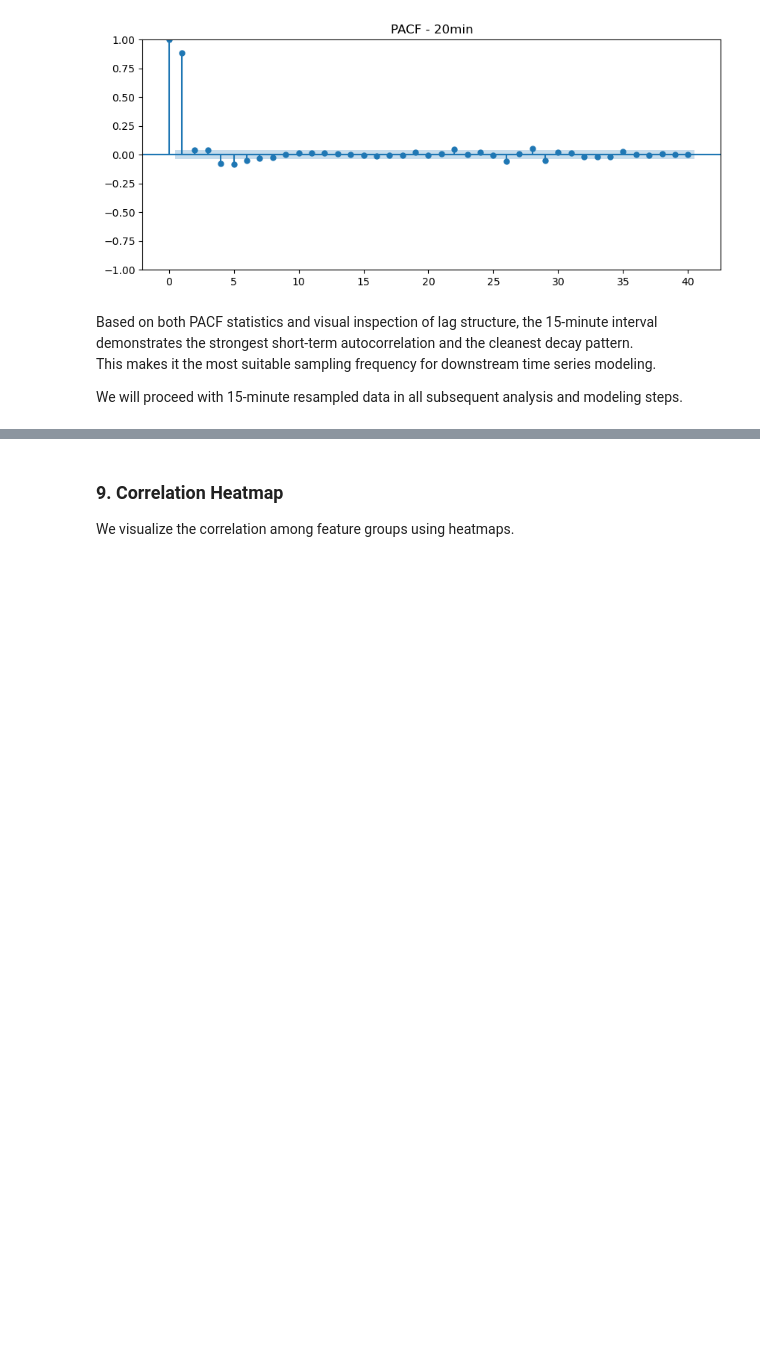
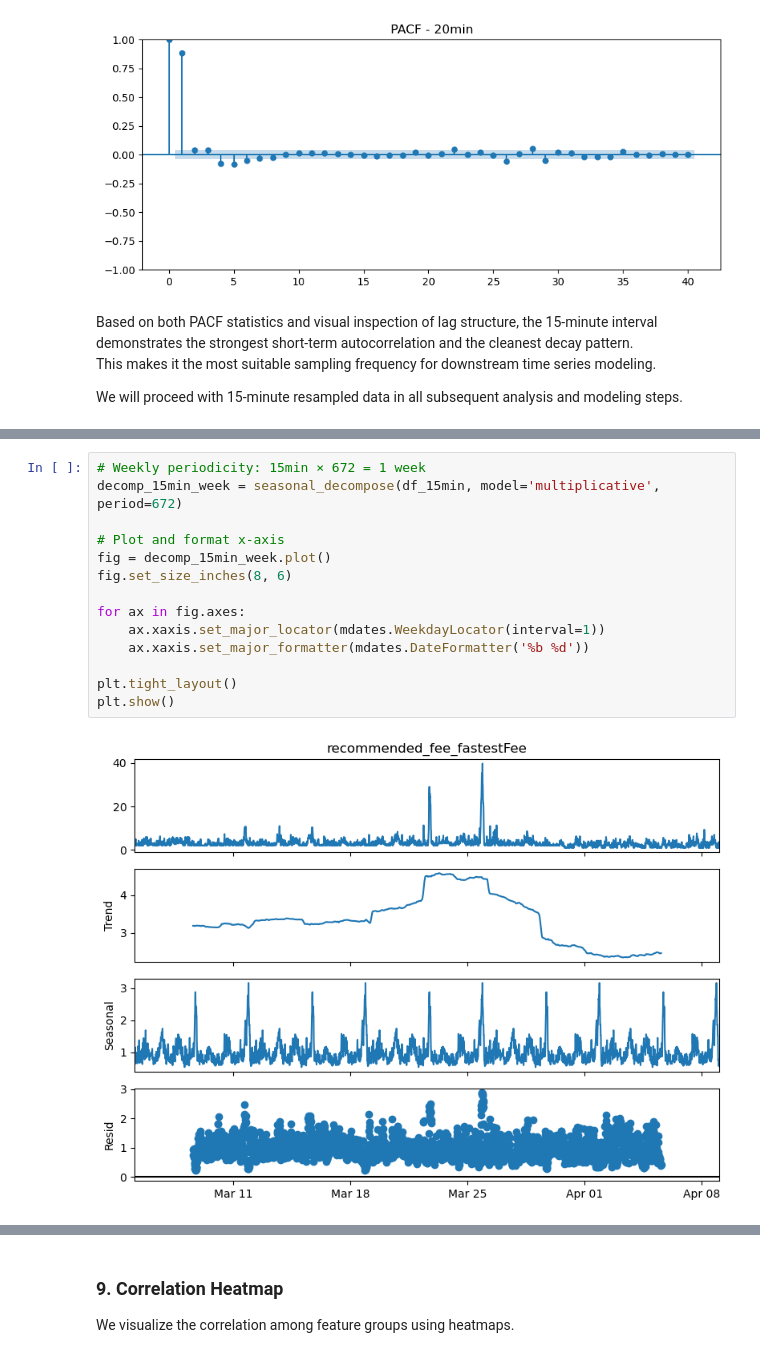
Before and after one commit to UBC-MDS/Capstone_SatCast_Trilemma, a Jupyter notebook: analysis/data_spec.ipynb, the cells around one changed output, grey strips where cells are left out. Saved outputs shown, nothing was run; the diff lists cells and outputs as text; blank space fills up the shorter version.

```diff
--- a/analysis/data_spec.ipynb
+++ b/analysis/data_spec.ipynb
@@ -793,0 +834,16 @@ We will proceed with 15-minute resampled data in all subsequent analysis and mod
+# %%
+# Weekly periodicity: 15min × 672 = 1 week
+decomp_15min_week = seasonal_decompose(df_15min, model='multiplicative', period=672)
+
+# Plot and format x-axis
+fig = decomp_15min_week.plot()
+fig.set_size_inches(8, 6)
+
+for ax in fig.axes:
+    ax.xaxis.set_major_locator(mdates.WeekdayLocator(interval=1))
+    ax.xaxis.set_major_formatter(mdates.DateFormatter('%b %d'))
+
+plt.tight_layout()
+plt.show()
+# %% [output]
+[figure, added]
```
Also changed, not shown: parts of 5 cells of this notebook.
